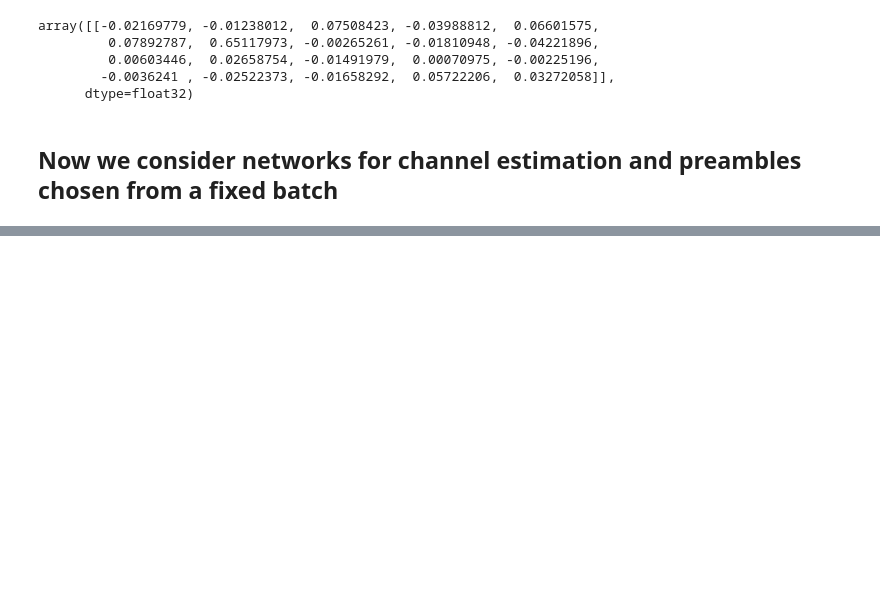
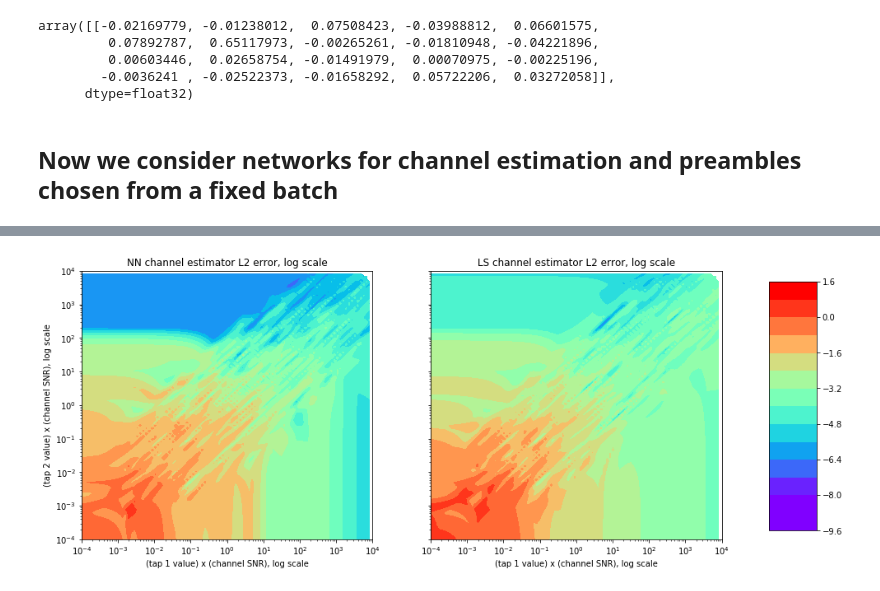
Before and after one commit to laurabrink13/Equalization, a Jupyter notebook: ConvNet -- Channel Estimation.ipynb, the cells around one changed output, grey strips where cells are left out. Saved outputs shown, nothing was run; the diff lists cells and outputs as text; code cells hidden in the pictures; blank space fills up the shorter version.

```diff
--- a/ConvNet -- Channel Estimation.ipynb
+++ b/ConvNet -- Channel Estimation.ipynb
@@ -513,0 +701,11 @@ def build_network3(params=None):
+# %%
+"""Computes the least squares channel estimate given X (sent data) and Y (received data after additive noise)."""
+def LS_channel_est(x, y):
+    x = x.T
+    y=y.reshape((1,101,1))
+    y=y[:,1:,0]
+    x_mat = np.zeros((2, 100))
+    for i in range(len(x)):
+        x_mat[:,i] = x[i:i+2,0]
+    x_mat = np.array(x_mat)
+    return np.flip(np.dot(np.dot(y, x_mat.T), np.linalg.inv(np.dot(x_mat, x_mat.T))),1)
@@ -513,0 +795,7 @@ def build_network3(params=None):
+# %%
+# Train network
+p1 = {'network_option':build_network5, 'num_iter':3001, 'batch_size':10,
+     'snr':-1, 'num_preambles':1, 'fixed_preamble':True, 'num_taps':2,
+     'preamble_len':100, 'channel_len':2, 'lr':5e-5}
+#inputs, outputs, weights, loss, train, preamble, sess, loss_plot = train_net(p)
+res1 = train_net(p1)
@@ -513,0 +820,6 @@ def build_network3(params=None):
+# %%
+d1 = gen_data_for_plot(sess=res1[6],outputs=res1[1],inputs=res1[0],preamble=res1[5])
+# %%
+heat_plot(*d1)
+# %% [output]
+[figure, added]
```
Also changed, not shown: parts of 47 cells of this notebook.
